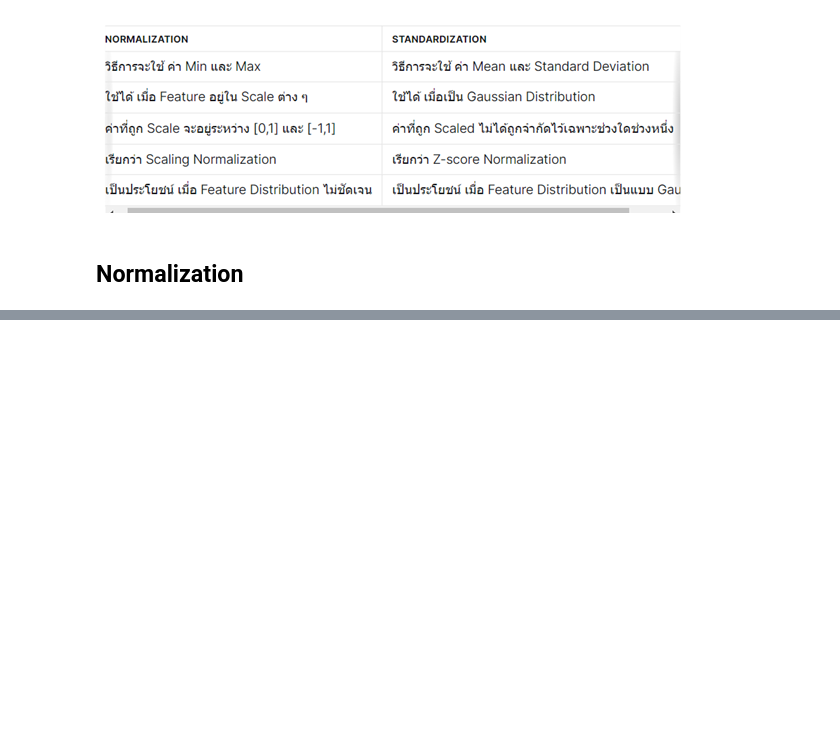
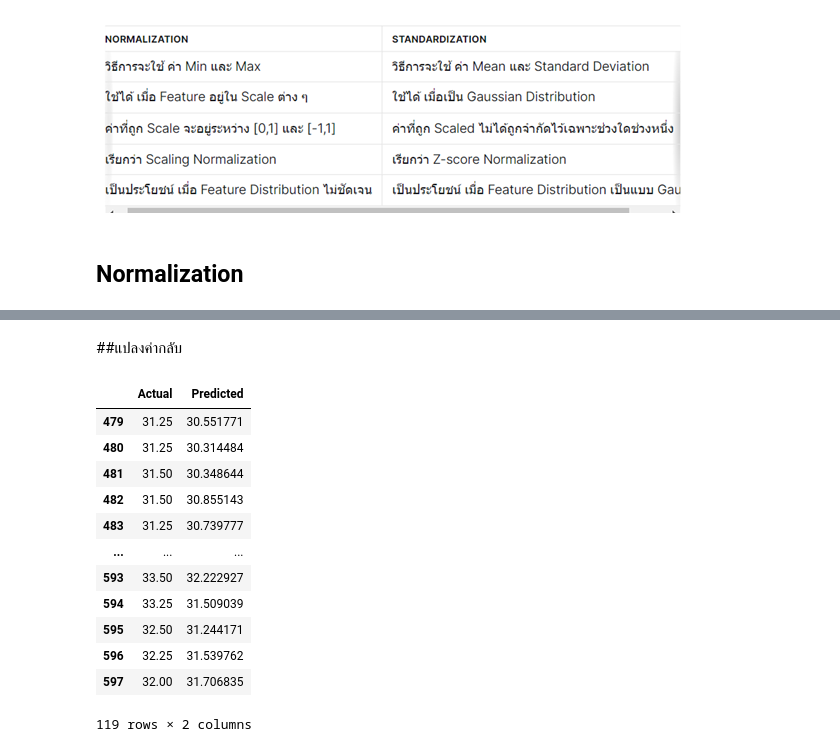
Before and after one commit to SAPUII/Project, a Jupyter notebook: LSTM.ipynb, the cells around one changed output, grey strips where cells are left out. Saved outputs shown, nothing was run; the diff lists cells and outputs as text; code cells hidden in the pictures; blank space fills up the shorter version.

```diff
--- a/LSTM.ipynb
+++ b/LSTM.ipynb
@@ -333,9 +844,25 @@ lstm_ptt_pd
+# %% [markdown]
+##แปลงค่ากลับ
 # %%
-max_original = all_data_X['cp_scg'].max()  # Max Value ของข้อมูลเดิม
-min_original = all_data_X['cp_scg'].min()  # Min Value ของข้อมูลเดิม
+max_original = all_data_X['cp_ptt'].max()  # Max Value ของข้อมูลเดิม
+min_original = all_data_X['cp_ptt'].min()  # Min Value ของข้อมูลเดิม
 
 lstm_ptt_pd['Actual'] = (lstm_ptt_pd['Actual'] * (max_original - min_original)) +min_original
 lstm_ptt_pd['Predicted'] = (lstm_ptt_pd['Predicted'] * (max_original - min_original)) + min_original
 
 # Print the DataFrame with original values
 lstm_ptt_pd
+# %% [output]
+|  | Actual | Predicted |
+| 479 | 31.25 | 30.551771 |
+| 480 | 31.25 | 30.314484 |
+| 481 | 31.50 | 30.348644 |
+| 482 | 31.50 | 30.855143 |
+| 483 | 31.25 | 30.739777 |
+| ... | ... | ... |
+| 593 | 33.50 | 32.222927 |
+| 594 | 33.25 | 31.509039 |
+| 595 | 32.50 | 31.244171 |
+| 596 | 32.25 | 31.539762 |
+| 597 | 32.00 | 31.706835 |
+119 rows × 2 columns
```
Also changed, not shown: parts of 72 cells of this notebook.
